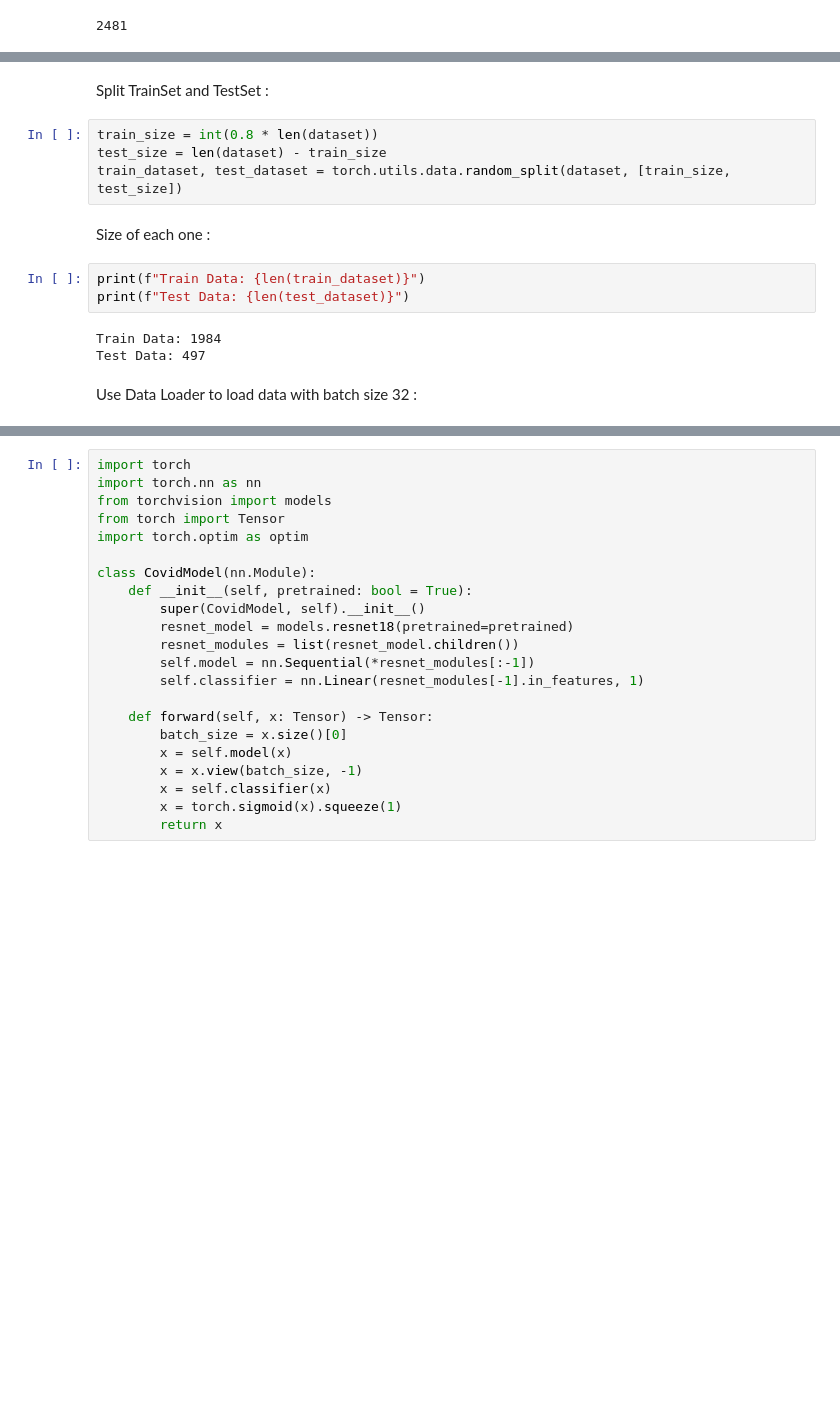
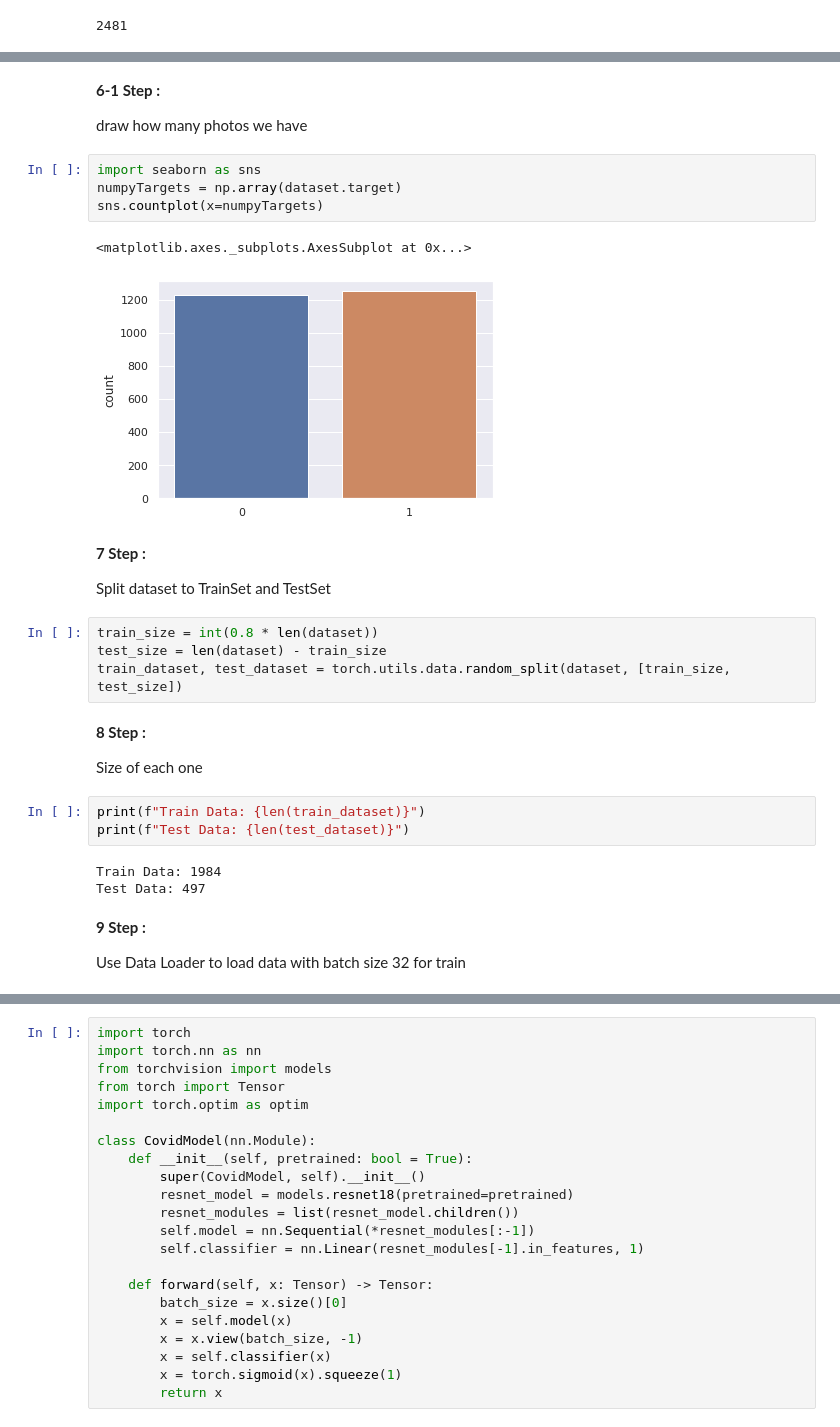
Before and after one commit to PooryaSN2000/Covid_19_Diagnosis_Resnet18, a Jupyter notebook: Covid19_Resnet18.ipynb, the cells around one changed output, grey strips where cells are left out. Saved outputs shown, nothing was run; the diff lists cells and outputs as text; blank space fills up the shorter version.

```diff
--- a/Covid19_Resnet18.ipynb
+++ b/Covid19_Resnet18.ipynb
@@ -79,11 +97,26 @@ for idx, ax in enumerate(axes.ravel()):
+# %% [markdown]
+**6-1 Step :**
+
+draw how many photos we have
+# %%
+import seaborn as sns
+numpyTargets = np.array(dataset.target)
+sns.countplot(x=numpyTargets)
+# %% [output]
+<matplotlib.axes._subplots.AxesSubplot at 0x...>
+[figure, added]
 # %% [markdown]
-Split TrainSet and TestSet :
+**7 Step :**
+
+Split dataset to TrainSet and TestSet
 # %%
 train_size = int(0.8 * len(dataset))
 test_size = len(dataset) - train_size
 train_dataset, test_dataset = torch.utils.data.random_split(dataset, [train_size, test_size])
 # %% [markdown]
-Size of each one :
+**8 Step :**
+
+Size of each one
 # %%
 print(f"Train Data: {len(train_dataset)}")
 print(f"Test Data: {len(test_dataset)}")
@@ -91,6 +124,8 @@ print(f"Test Data: {len(test_dataset)}")
 Train Data: 1984
 Test Data: 497
 # %% [markdown]
-Use Data Loader to load data with batch size 32 :
+**9 Step :**
+
+Use Data Loader to load data with batch size 32 for train
 # %%
 trainloader = torch.utils.data.DataLoader(train_dataset, batch_size = 32, shuffle=True)
```
Also changed, not shown: parts of 42 cells of this notebook.
